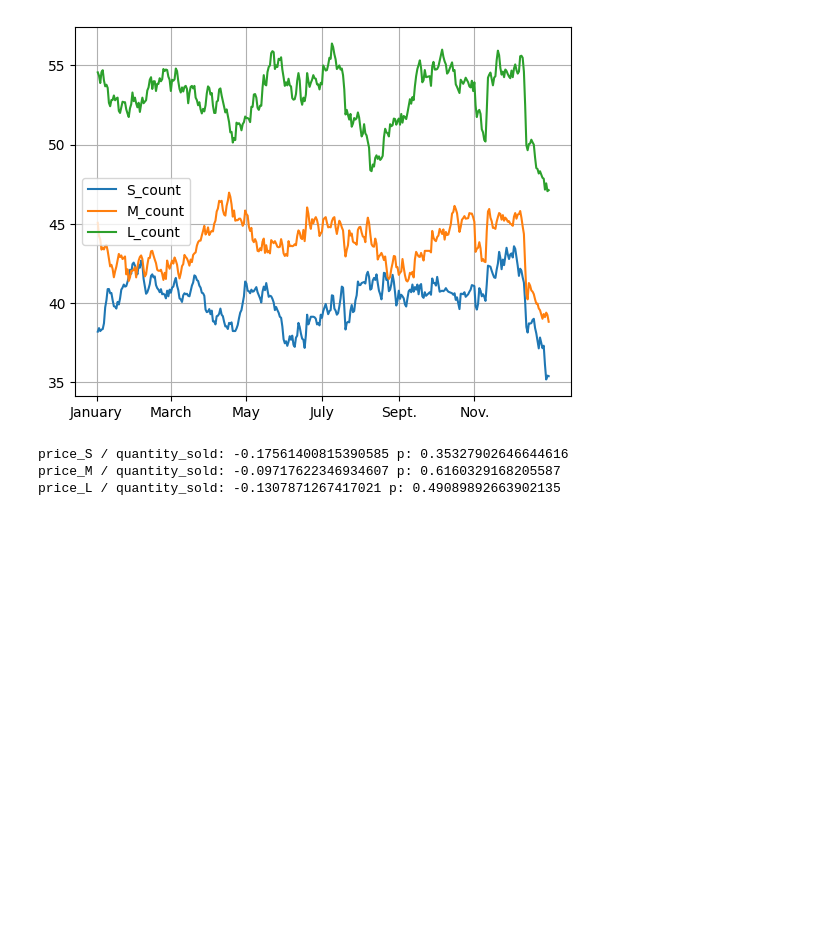
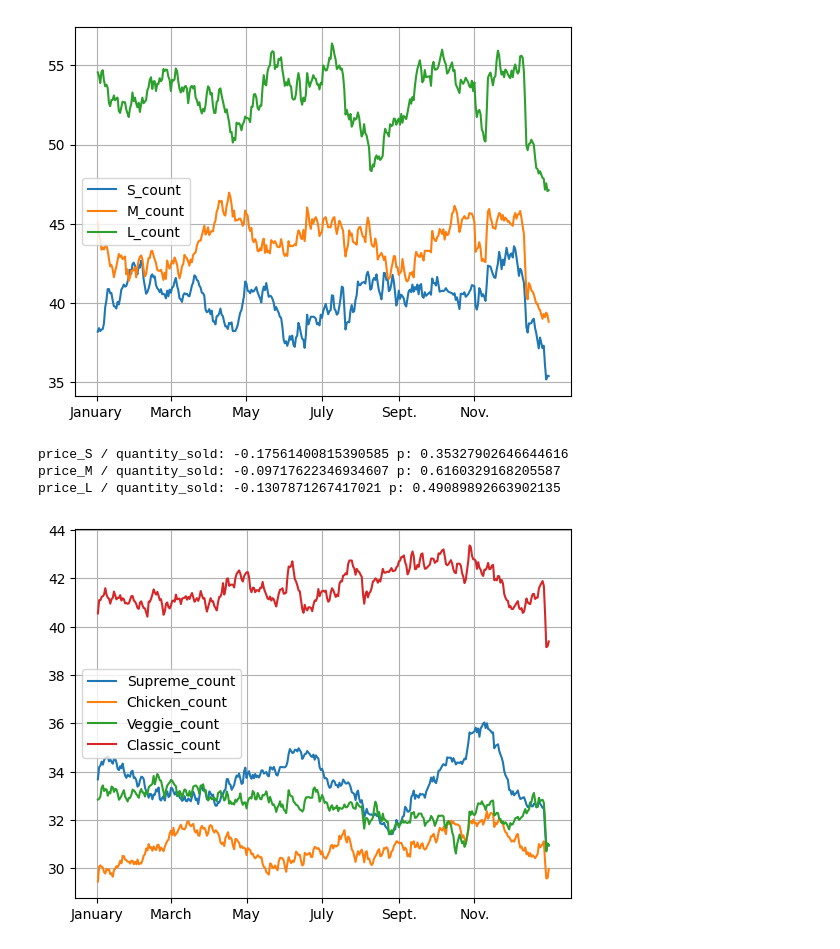
Before and after one commit to spencers145/pizza-study, a Jupyter notebook: study.ipynb, the cells around one changed output. Cells and saved outputs as stored; diff of their text form; code cells hidden in the pictures; blank space fills up the shorter version.

```diff
--- a/study.ipynb
+++ b/study.ipynb
@@ -447,3 +448,21 @@ plotGrid.gridSpearmanTest(pizza_properties.drop(["The Big Meat Pizza", "The Brie
 price_S / quantity_sold: -0.17561400815390585 p: 0.35327902646644616
 price_M / quantity_sold: -0.09717622346934607 p: 0.6160329168205587
 price_L / quantity_sold: -0.1307871267417021 p: 0.49089892663902135
+# %%
+for size in ["Supreme", "Chicken", "Veggie", "Classic"]:
+    size_sales_by_day = sales[sales["pizza_category"] == size][["order_date_index", "quantity"]].groupby("order_date_index").sum()
+    out = pandas.DataFrame(columns = ["%s_count" %(size)])
+    for order_date_index in daily_sales.index:
+        try:
+            sales_today = size_sales_by_day["quantity"][order_date_index]
+        except:
+            sales_today = 0
+        out.loc[order_date_index] = sales_today
+
+    rollingAnalysis.plotRollingData(["%s_count" %(size)], out, 30)
+
+pyplot.xticks([0, 60, 121, 182, 244, 305], ["January", "March", "May", "July", "Sept.", "Nov."])
+pyplot.grid()
+# evidently classic pizzas sell the most
+# %% [output]
+[figure, added]
```
Also changed, not shown: parts of 7 cells of this notebook, 2 other files.
